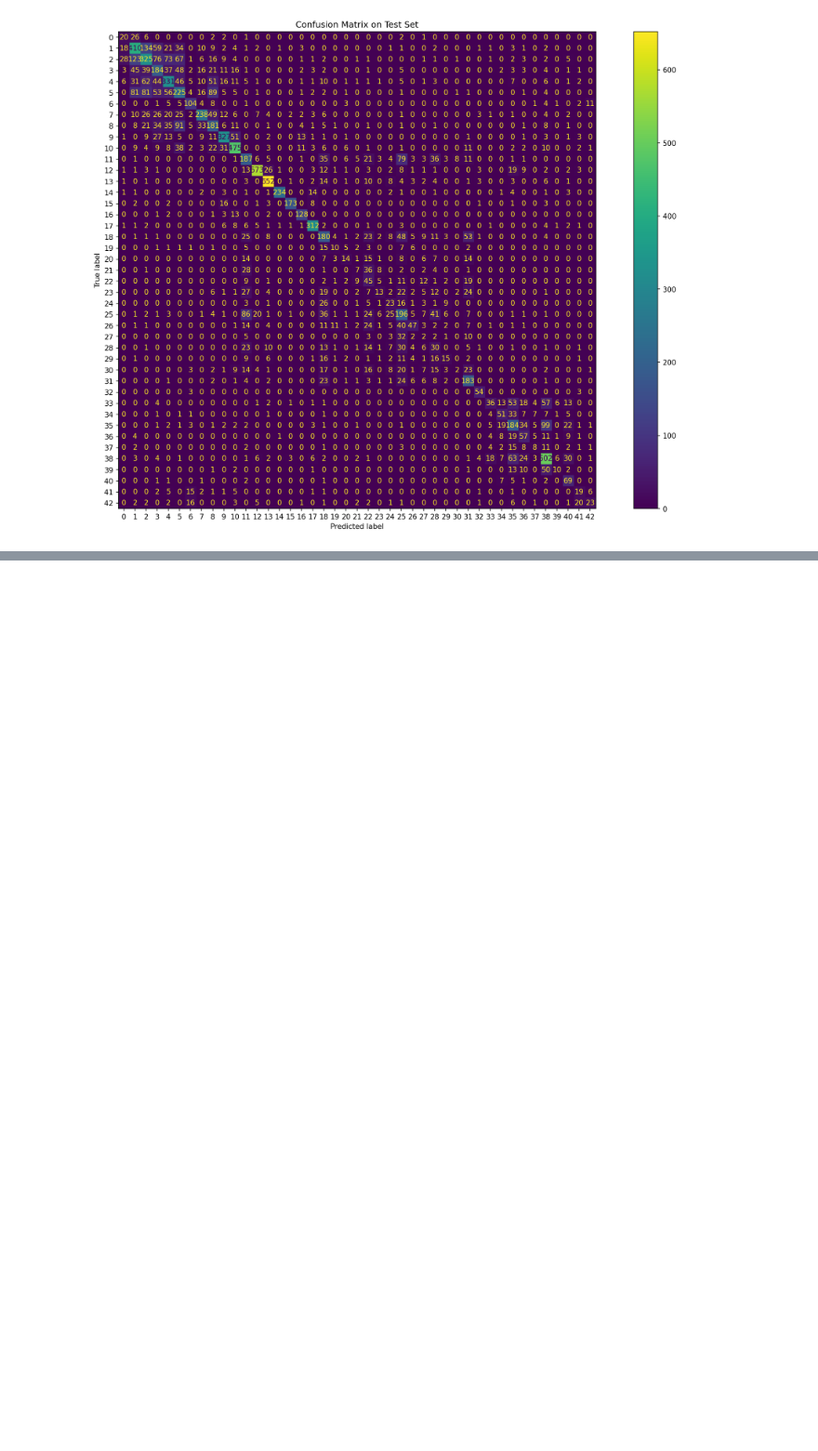
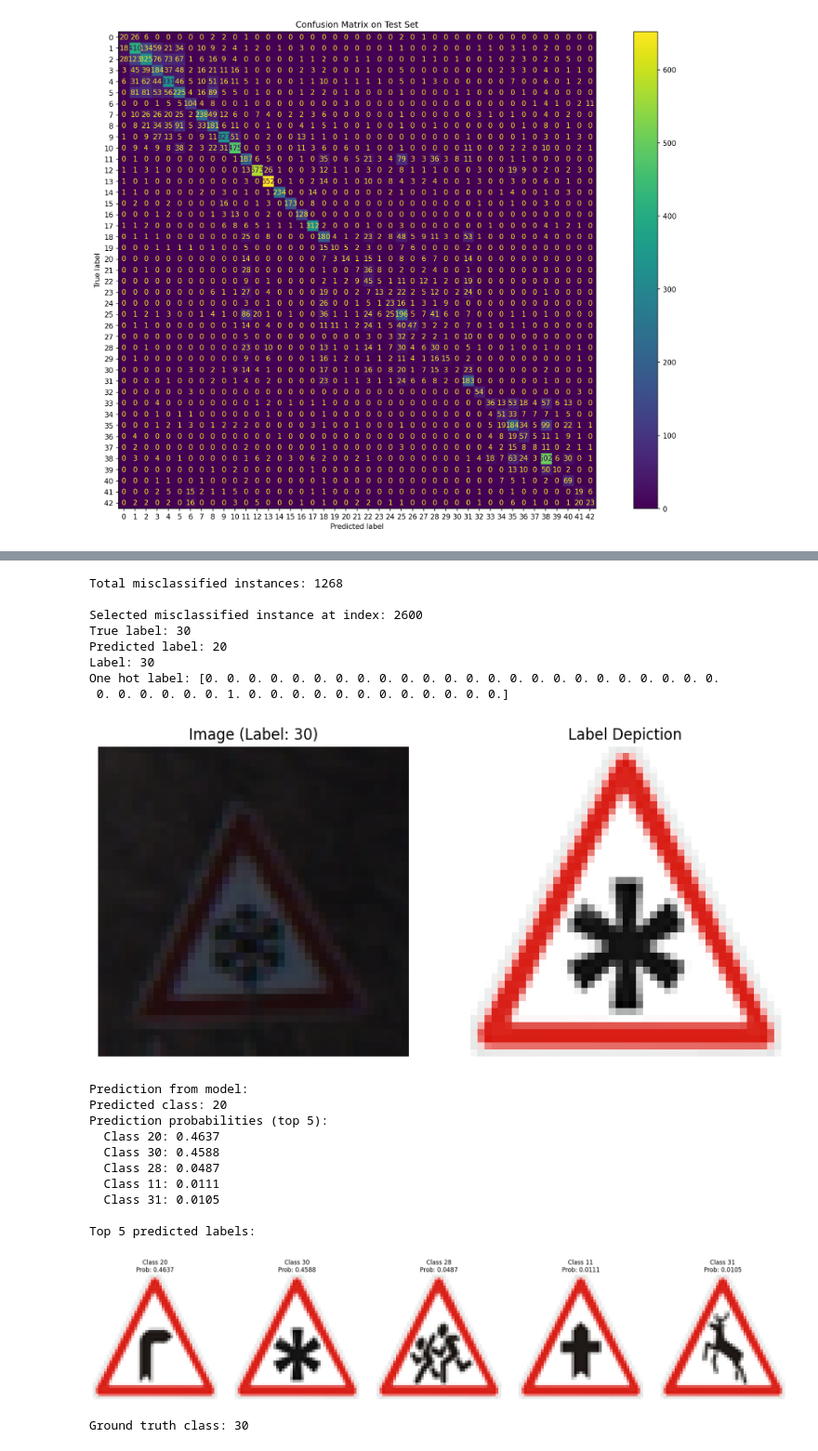
Before and after one commit to AImotion-Bavaria/dl-bootcamp, a Jupyter notebook: [WORKBOOK]Deep_Learning_Bootcamp_PyTorch_26.ipynb, the cells around one changed output, grey strips where cells are left out. Shown at 93% size. Saved outputs shown, nothing was run; the diff lists cells and outputs as text; code cells hidden in the pictures; blank space fills up the shorter version.

```diff
--- a/[WORKBOOK]Deep_Learning_Bootcamp_PyTorch_26.ipynb
+++ b/[WORKBOOK]Deep_Learning_Bootcamp_PyTorch_26.ipynb
@@ -776,0 +817,67 @@ Label
+# %%
+# Find a random misclassified instance with seed for reproducibility
+np.random.seed(43)
+
+# Get all predictions for test set
+device = torch.device("cuda" if torch.cuda.is_available() else "cpu")
+small_conv_net.to(device)
+small_conv_net.eval()
+
+all_predictions = []
+all_labels = []
+
+with torch.no_grad():
+    for images, labels in test_loader:
+        images = images.to(device)
+        labels = labels.to(device)
+        labels = torch.argmax(labels, dim=1)
+
+        outputs = small_conv_net(images)
+        _, predicted = torch.max(outputs.data, 1)
+
+        all_predictions.extend(predicted.cpu().numpy())
+        all_labels.extend(labels.cpu().numpy())
+
+# Convert to numpy arrays
+all_predictions = np.array(all_predictions)
+all_labels = np.array(all_labels)
+
+# Find indices where prediction != label
+misclassified_indices = np.where(all_predictions != all_labels)[0]
+
+print(f"Total misclassified instances: {len(misclassified_indices)}")
+
+# Select a random misclassified instance
+if len(misclassified_indices) > 0:
+    random_misclassified_idx = np.random.choice(misclassified_indices)
+
+    print(f"\nSelected misclassified instance at index: {random_misclassified_idx}")
+    print(f"True label: {all_labels[random_misclassified_idx]}")
+    print(f"Predicted label: {all_predictions[random_misclassified_idx]}")
+
+    # Visualize the misclassified instance
+    visually_compare(small_conv_net, random_misclassified_idx, test_images, test_labels, label_depictions)
+else:
+    print("No misclassified instances found!")
+# %% [output]
+Total misclassified instances: 1268
+
+Selected misclassified instance at index: 2600
+True label: 30
+Predicted label: 20
+Label: 30
+One hot label: [0. 0. 0. 0. 0. 0. 0. 0. 0. 0. 0. 0. 0. 0. 0. 0. 0. 0. 0. 0. 0. 0. 0. 0.
+ 0. 0. 0. 0. 0. 0. 1. 0. 0. 0. 0. 0. 0. 0. 0. 0. 0. 0. 0.]
+[figure, added]
+Prediction from model:
+Predicted class: 20
+Prediction probabilities (top 5):
+  Class 20: 0.4637
+  Class 30: 0.4588
+  Class 28: 0.0487
+  Class 11: 0.0111
+  Class 31: 0.0105
+
+Top 5 predicted labels:
+[figure, added]
+Ground truth class: 30
```
Also changed, not shown: parts of 2 cells of this notebook.
